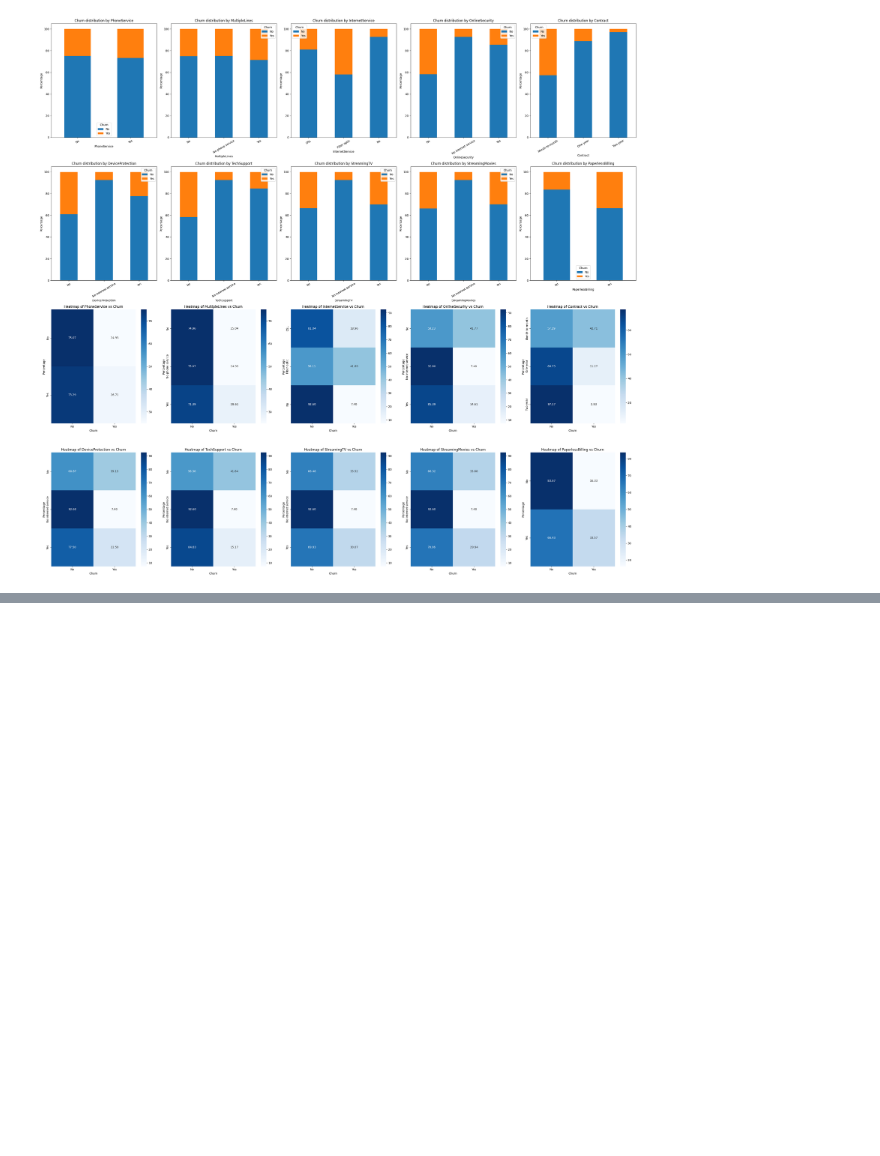
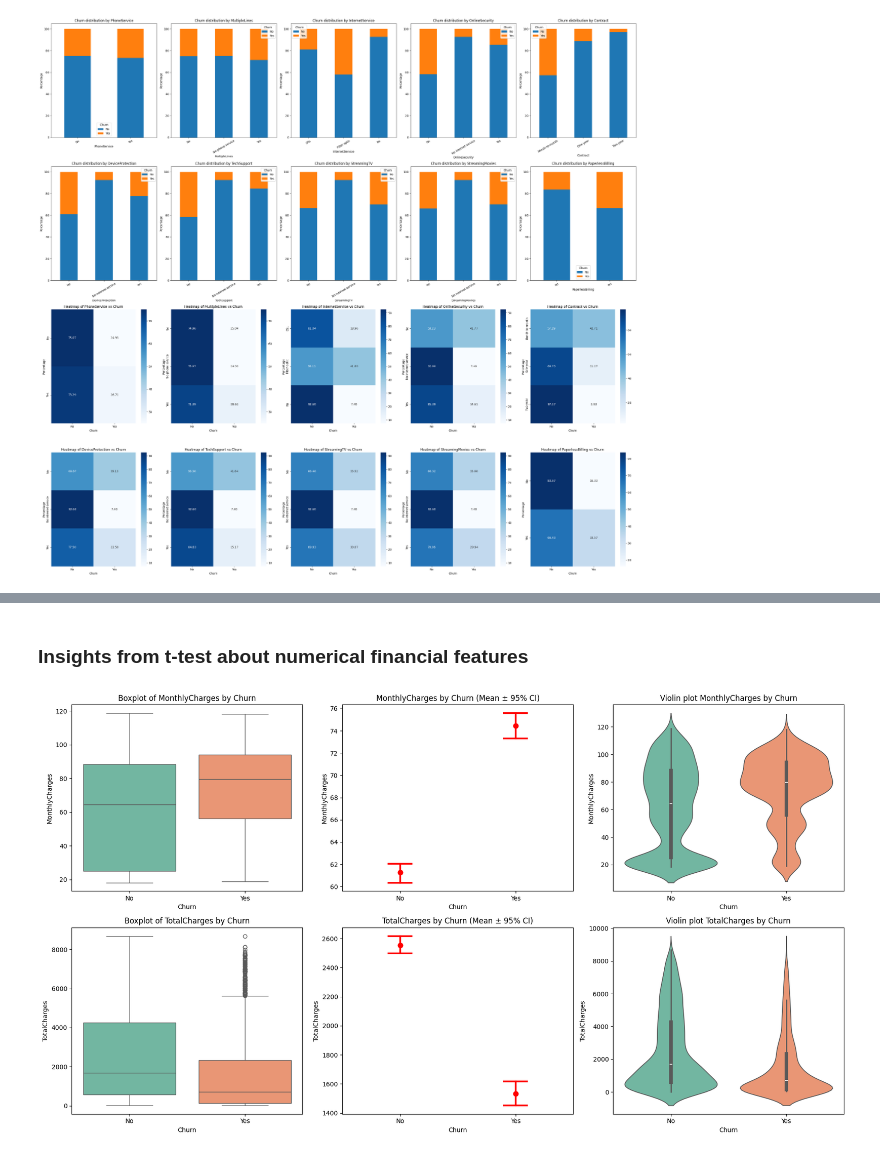
Before and after one commit to vishwajayawickrama/Telco-Customer-Churn-Prediction, a Jupyter notebook: Explorarity_Data_Analysis/3_comprehensive_bivariate_analysis.ipynb, the cells around one changed output, grey strips where cells are left out. Saved outputs shown, nothing was run; the diff lists cells and outputs as text; code cells hidden in the pictures; blank space fills up the shorter version.

Commit message:
Comprehensive Bivariate Analysis Churn vs Financial features

```diff
--- a/Explorarity_Data_Analysis/3_comprehensive_bivariate_analysis.ipynb
+++ b/Explorarity_Data_Analysis/3_comprehensive_bivariate_analysis.ipynb
@@ -309,4 +311,11 @@ plt.show()
 # %%
-financial_features = [
-                            "PaymentMethod", "MonthlyCharges", "TotalCharges"
-                     ]
+financial_features_numerical = [
+                                   "MonthlyCharges", "TotalCharges"
+                               ]
+
+financial_features_categorical = [
+                                          "PaymentMethod"
+                                   ]
+
+df['MonthlyCharges'] = pd.to_numeric(df['MonthlyCharges'], errors='coerce')
+df['TotalCharges'] = pd.to_numeric(df['TotalCharges'], errors='coerce')
@@ -312,0 +364,26 @@ financial_features = [
+# %% [markdown]
+### Insights from t-test about numerical financial features
+# %%
+# Visualizing
+
+fig, axes = plt.subplots(2, 3, figsize=(18, 10))
+
+for i, feat in enumerate(financial_features_numerical):
+    # --- Boxplot ---
+    sns.boxplot(x="Churn", y=feat, data=df, palette="Set2", ax=axes[i, 0])
+    axes[i, 0].set_title(f"Boxplot of {feat} by Churn")
+
+    # --- Boxplot with error bars (mean ± 95% CI) ---
+    sns.pointplot(x="Churn", y=feat, data=df, capsize=0.2, ci=95, join=False, color="red", ax=axes[i, 1])
+    axes[i, 1].set_title(f"{feat} by Churn (Mean ± 95% CI)")
+
+    # --- Violin with ---
+    sns.violinplot(x="Churn", y=feat, data=df, inner="box", palette="Set2", ax=axes[i, 2])
+    axes[i, 2].set_title(f"Violin plot {feat} by Churn")
+    axes[i, 2].set_xlabel("Churn")
+    axes[i, 2].set_ylabel(feat)
+
+plt.tight_layout()
+plt.show()
+# %% [output]
+[figure, added]
```
Also changed, not shown: parts of 2 cells of this notebook.
